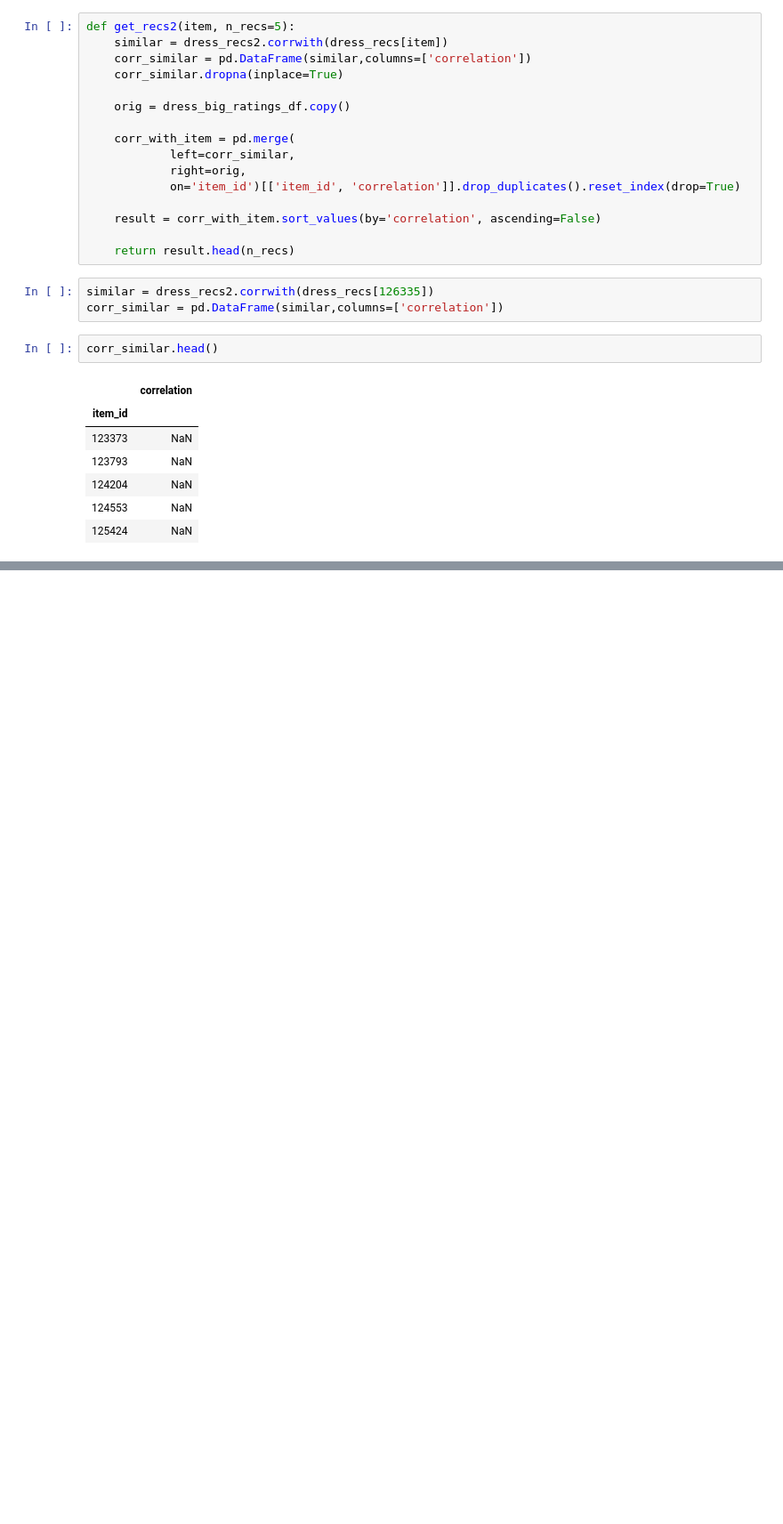
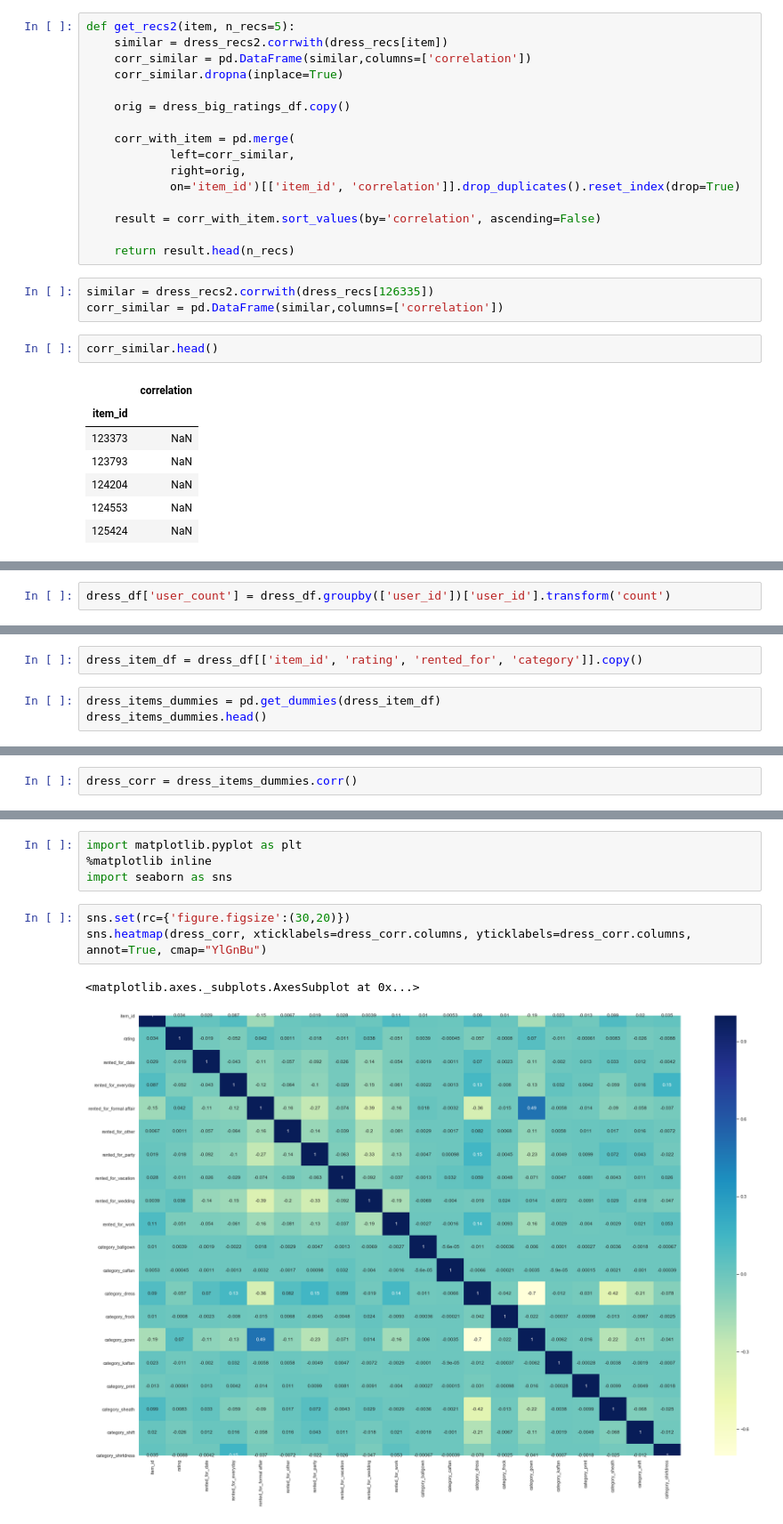
Before and after one commit to FatmaBenYedder/Recommend_The_Runway, a Jupyter notebook: rtr.ipynb, the cells around one changed output, grey strips where cells are left out. Shown at 89% size. Drawn from its saved outputs; the diff is of its cells as text; blank space fills up the shorter version.

```diff
--- a/rtr.ipynb
+++ b/rtr.ipynb
@@ -559,0 +645,2 @@ dress_ratings1.shape
+# %%
+dress_df['user_count'] = dress_df.groupby(['user_id'])['user_id'].transform('count')
@@ -559,0 +656,5 @@ dress_ratings1.shape
+# %%
+dress_item_df = dress_df[['item_id', 'rating', 'rented_for', 'category']].copy()
+# %%
+dress_items_dummies = pd.get_dummies(dress_item_df)
+dress_items_dummies.head()
@@ -559,0 +668,2 @@ dress_ratings1.shape
+# %%
+dress_corr = dress_items_dummies.corr()
@@ -559,0 +679,10 @@ dress_ratings1.shape
+# %%
+import matplotlib.pyplot as plt
+%matplotlib inline
+import seaborn as sns
+# %%
+sns.set(rc={'figure.figsize':(30,20)})
+sns.heatmap(dress_corr, xticklabels=dress_corr.columns, yticklabels=dress_corr.columns, annot=True, cmap="YlGnBu")
+# %% [output]
+<matplotlib.axes._subplots.AxesSubplot at 0x...>
+[figure, added]
```
Also changed, not shown: parts of 80 cells of this notebook, 5 other files.
